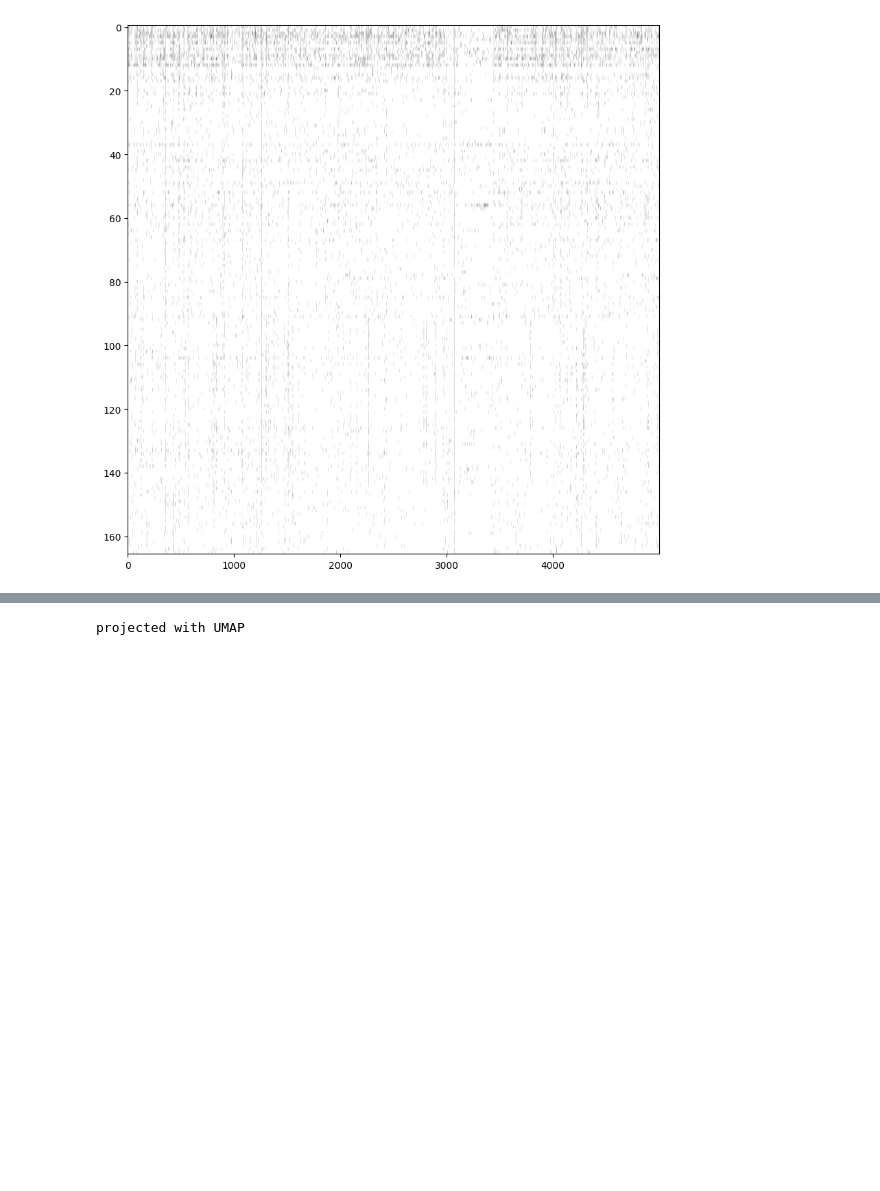
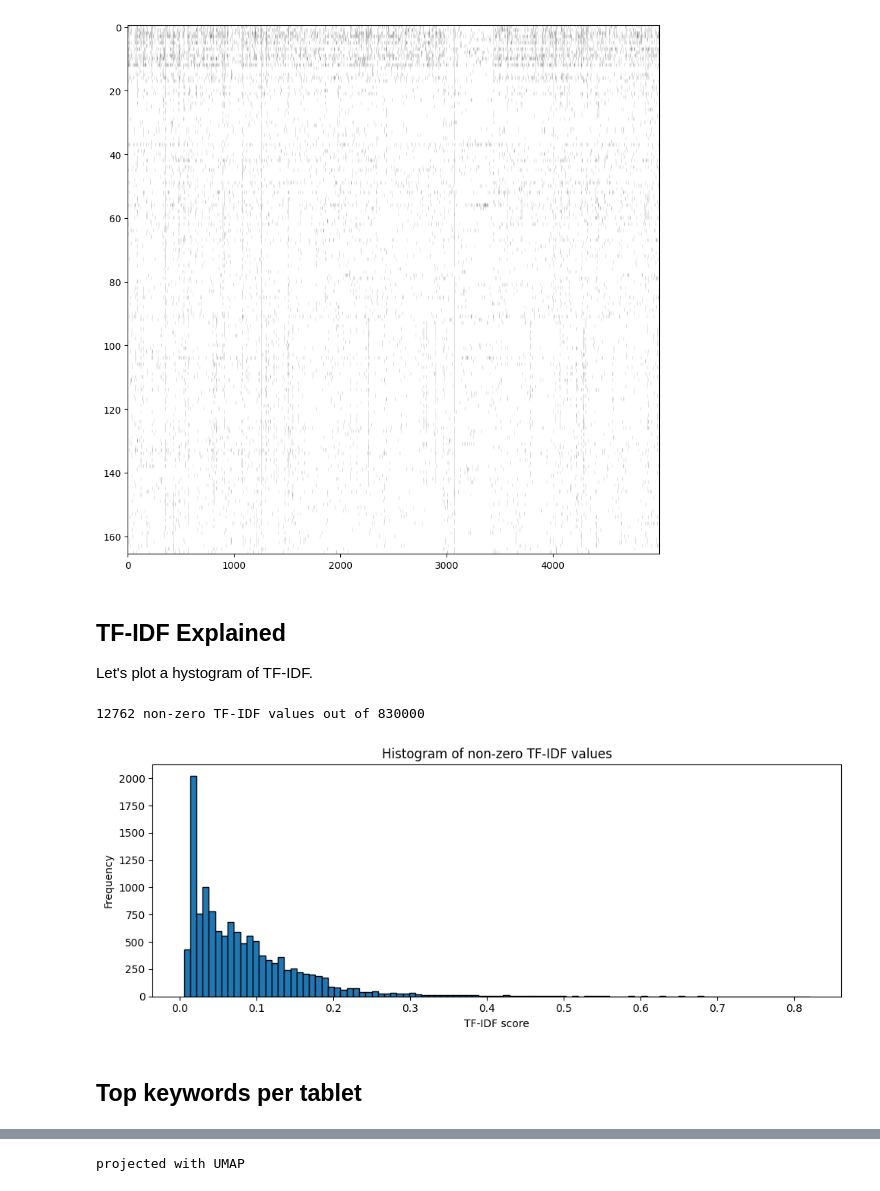
Before and after one commit to alexsosn/ugarit-dh-workshop, a Jupyter notebook: notebooks/2_similarity_clustering.ipynb, the cells around one changed output, grey strips where cells are left out. Cells and saved outputs as stored; diff of their text form; code cells hidden in the pictures; blank space fills up the shorter version.

```diff
--- a/notebooks/2b_similarity_clustering.ipynb
+++ b/notebooks/2_similarity_clustering.ipynb
@@ -99,7 +122,8 @@ print(docs[:5])  # print the first 5 documents
 Convert the sample of texts into a bag-of-words representation using TF-IDF. Each tablet becomes a point in a high-dimensional 'vocabulary space'.
 # %%
 from sklearn.feature_extraction.text import TfidfVectorizer
-X = TfidfVectorizer(token_pattern=r"[^\s]+").fit_transform(docs).toarray()
+vec = TfidfVectorizer(token_pattern=r"[^\s]+")
+X = vec.fit_transform(docs).toarray()
 print(f"{X.shape[0]} tablets in a {X.shape[1]}-word space")
 # %% [output]
 166 tablets in a 5000-word space
@@ -136,3 +160,22 @@ plt.imshow(np.log(X), aspect='auto', cmap='gray')
 # %% [output]
 <matplotlib.image.AxesImage at 0x...>
 [figure]
+# %% [markdown]
+## TF-IDF Explained
+
+Let's plot a hystogram of TF-IDF.
+# %%
+nonzero = X[X > 0]
+print(f"{nonzero.size} non-zero TF-IDF values out of {X.size}")
+
+plt.figure(figsize=(10, 4))
+plt.hist(nonzero, bins=100, edgecolor="black")
+plt.title("Histogram of non-zero TF-IDF values")
+plt.xlabel("TF-IDF score")
+plt.ylabel("Frequency")
+plt.tight_layout()
+# %% [output]
+12762 non-zero TF-IDF values out of 830000
+[figure, added]
+# %% [markdown]
+## Top keywords per tablet
```
Also changed, not shown: parts of 19 cells of this notebook, 1 other file.
